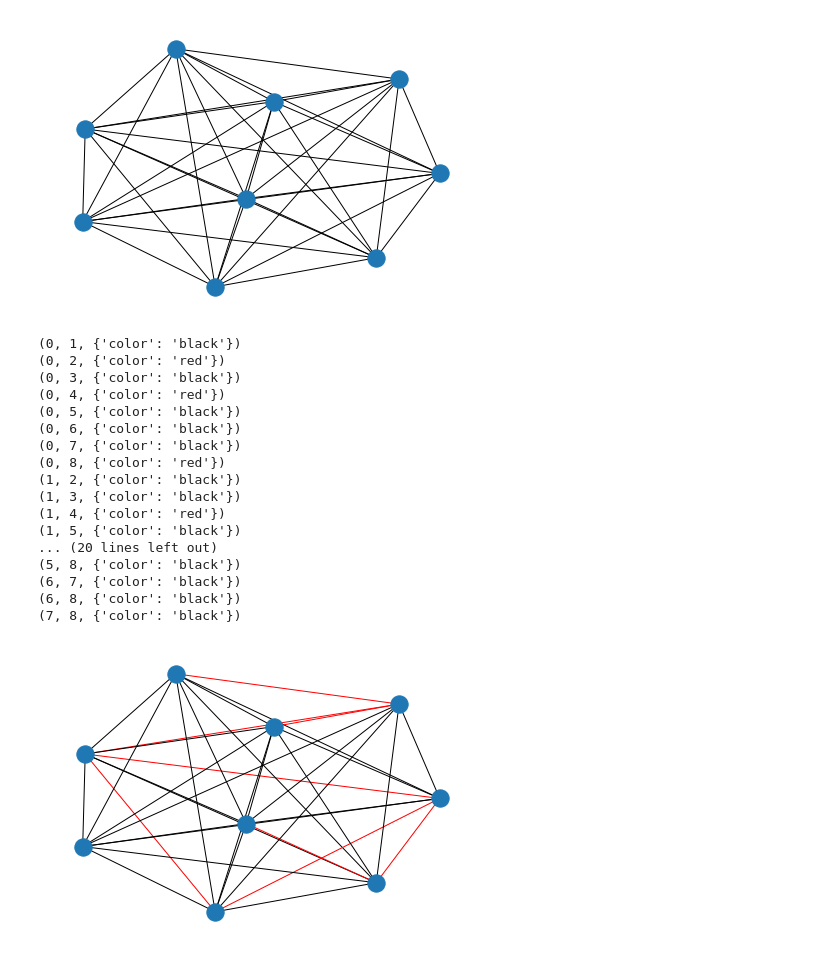
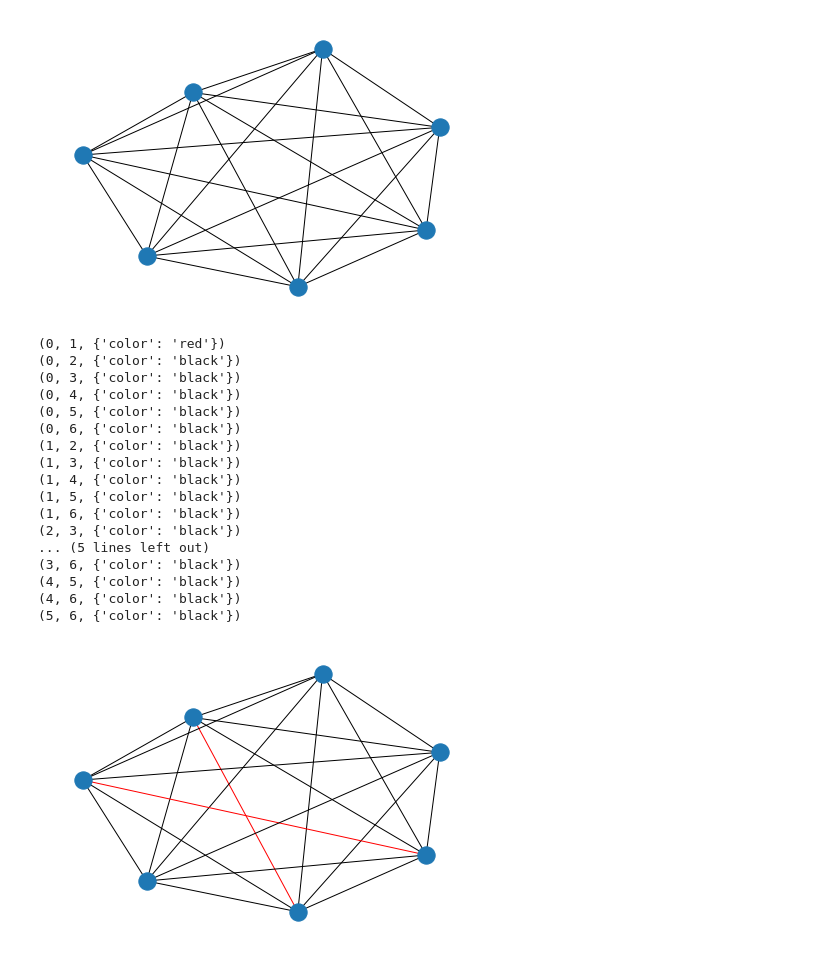
Before and after one commit to BolongZh/caPercolation, a Jupyter notebook: sim_general_H.ipynb, the cells around one changed output. Cells and saved outputs as stored; diff of their text form; code cells hidden in the pictures.

```diff
--- a/sim_general_H.ipynb
+++ b/sim_general_H.ipynb
@@ -5,11 +5,11 @@ import itertools
 import math
 import matplotlib.pyplot as plt
 # %%
-k_n = nx.complete_graph(9)
+k_n = nx.complete_graph(7)
 layout = nx.spring_layout(k_n)
 nx.draw(k_n, pos=layout)
 # %% [output]
-[figure, old version]
+[figure, new version]
 # %%
 G = nx.Graph()
 G.add_edges_from(k_n.edges, color = "black")
@@ -37,21 +37,21 @@ for i in G.edges(data=True):
 colors = nx.get_edge_attributes(G,'color').values()
 nx.draw(G,edge_color=colors,pos=layout)
 # %% [output]
-(0, 1, {'color': 'black'})
-(0, 2, {'color': 'red'})
+(0, 1, {'color': 'red'})
+(0, 2, {'color': 'black'})
 (0, 3, {'color': 'black'})
-(0, 4, {'color': 'red'})
+(0, 4, {'color': 'black'})
 (0, 5, {'color': 'black'})
 (0, 6, {'color': 'black'})
-(0, 7, {'color': 'black'})
-(0, 8, {'color': 'red'})
 (1, 2, {'color': 'black'})
 (1, 3, {'color': 'black'})
-(1, 4, {'color': 'red'})
+(1, 4, {'color': 'black'})
 (1, 5, {'color': 'black'})
-... (20 lines left out)
-(5, 8, {'color': 'black'})
-(6, 7, {'color': 'black'})
-(6, 8, {'color': 'black'})
-(7, 8, {'color': 'black'})
+(1, 6, {'color': 'black'})
+(2, 3, {'color': 'black'})
+... (5 lines left out)
+(3, 6, {'color': 'black'})
+(4, 5, {'color': 'black'})
+(4, 6, {'color': 'black'})
+(5, 6, {'color': 'black'})
-[figure, old version]
+[figure, new version]
```
Also changed, not shown: parts of 10 cells of this notebook.
